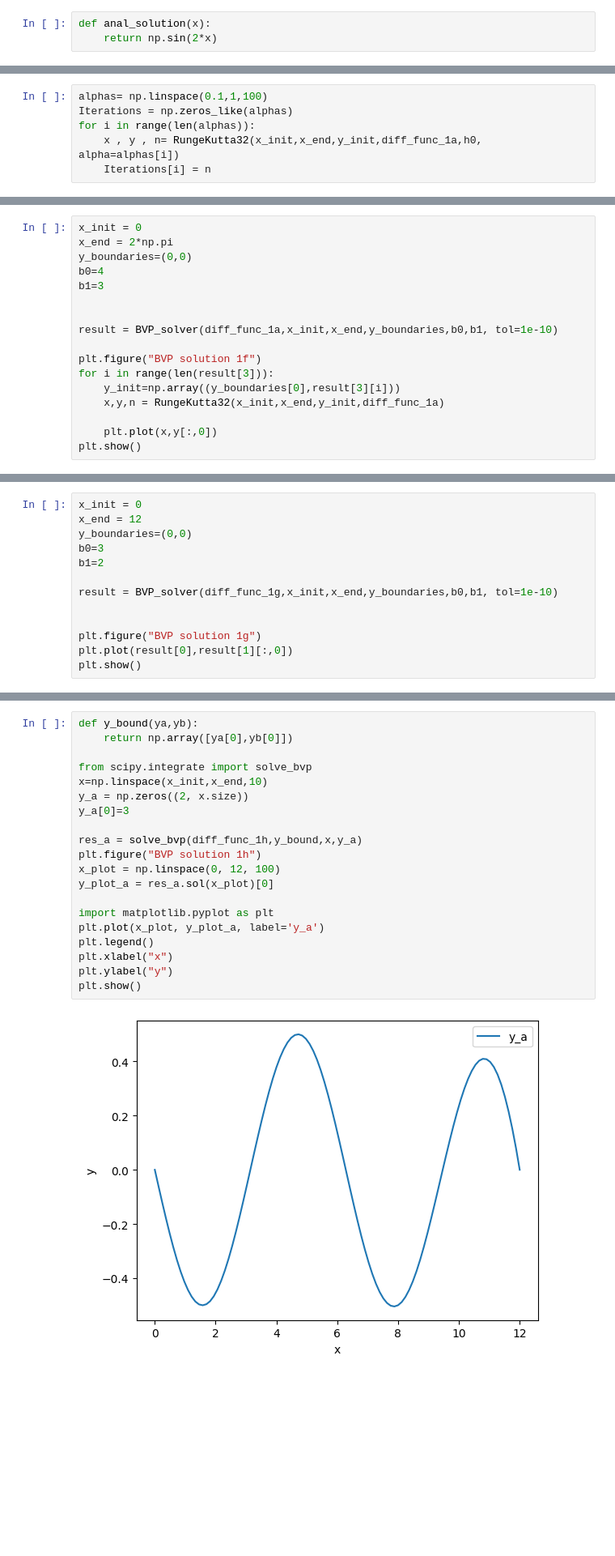
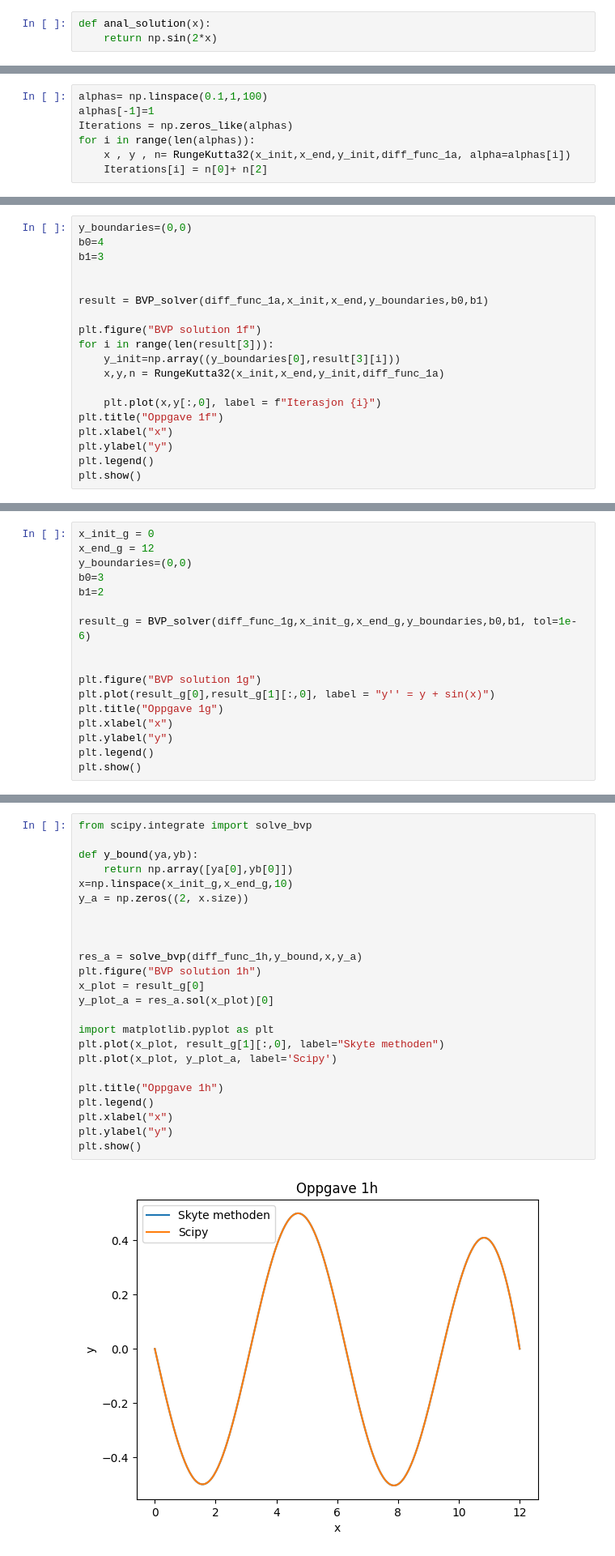
Before and after one commit to Tisserud/Project3AlfredGaute, a Jupyter notebook: .src/opgg1.ipynb, the cells around one changed output, grey strips where cells are left out. Shown at 81% size. Drawn from its saved outputs; the diff is of its cells as text; blank space fills up the shorter version.

```diff
--- a/.src/opgg1.ipynb
+++ b/.src/opgg1.ipynb
@@ -100,9 +185,10 @@ plt.yscale("log")
 # %%
 alphas= np.linspace(0.1,1,100)
+alphas[-1]=1
 Iterations = np.zeros_like(alphas)
 for i in range(len(alphas)):
-    x , y , n= RungeKutta32(x_init,x_end,y_init,diff_func_1a,h0, alpha=alphas[i])
-    Iterations[i] = n
+    x , y , n= RungeKutta32(x_init,x_end,y_init,diff_func_1a, alpha=alphas[i])
+    Iterations[i] = n[0]+ n[2]
 # %%
 plt.figure("Iterations/alphas")
 plt.plot(alphas, Iterations)
@@ -161,18 +267,20 @@ def BVP_solver(
 # %%
-x_init = 0
-x_end = 2*np.pi
 y_boundaries=(0,0)
 b0=4
 b1=3
 
 
-result = BVP_solver(diff_func_1a,x_init,x_end,y_boundaries,b0,b1, tol=1e-10)
+result = BVP_solver(diff_func_1a,x_init,x_end,y_boundaries,b0,b1)
 
 plt.figure("BVP solution 1f")
 for i in range(len(result[3])):
     y_init=np.array((y_boundaries[0],result[3][i]))
     x,y,n = RungeKutta32(x_init,x_end,y_init,diff_func_1a)
 
-    plt.plot(x,y[:,0])
+    plt.plot(x,y[:,0], label = f"Iterasjon {i}")
+plt.title("Oppgave 1f")
+plt.xlabel("x")
+plt.ylabel("y")
+plt.legend()
 plt.show()
 # %% [output]
@@ -190,16 +302,20 @@ def diff_func_1g(
 
     return out
 # %%
-x_init = 0
-x_end = 12
+x_init_g = 0
+x_end_g = 12
 y_boundaries=(0,0)
 b0=3
 b1=2
 
-result = BVP_solver(diff_func_1g,x_init,x_end,y_boundaries,b0,b1, tol=1e-10)
+result_g = BVP_solver(diff_func_1g,x_init_g,x_end_g,y_boundaries,b0,b1, tol=1e-6)
 
 
 plt.figure("BVP solution 1g")
-plt.plot(result[0],result[1][:,0])
+plt.plot(result_g[0],result_g[1][:,0], label = "y'' = y + sin(x)")
+plt.title("Oppgave 1g")
+plt.xlabel("x")
+plt.ylabel("y")
+plt.legend()
 plt.show()
 # %% [output]
@@ -217,24 +335,28 @@ def diff_func_1h(
 
     return np.vstack(out)
 # %%
+from scipy.integrate import solve_bvp
+
 def y_bound(ya,yb):
     return np.array([ya[0],yb[0]])
+x=np.linspace(x_init_g,x_end_g,10)
+y_a = np.zeros((2, x.size))
 
-from scipy.integrate import solve_bvp
-x=np.linspace(x_init,x_end,10)
-y_a = np.zeros((2, x.size))
-y_a[0]=3
+
 
 res_a = solve_bvp(diff_func_1h,y_bound,x,y_a)
 plt.figure("BVP solution 1h")
-x_plot = np.linspace(0, 12, 100)
+x_plot = result_g[0]
 y_plot_a = res_a.sol(x_plot)[0]
 
 import matplotlib.pyplot as plt
-plt.plot(x_plot, y_plot_a, label='y_a')
+plt.plot(x_plot, result_g[1][:,0], label="Skyte methoden")
+plt.plot(x_plot, y_plot_a, label='Scipy')
+
+plt.title("Oppgave 1h")
 plt.legend()
 plt.xlabel("x")
 plt.ylabel("y")
 plt.show()
 # %% [output]
-[figure, old version]
+[figure, new version]
```
Also changed, not shown: parts of 32 cells of this notebook, 3 other files.
